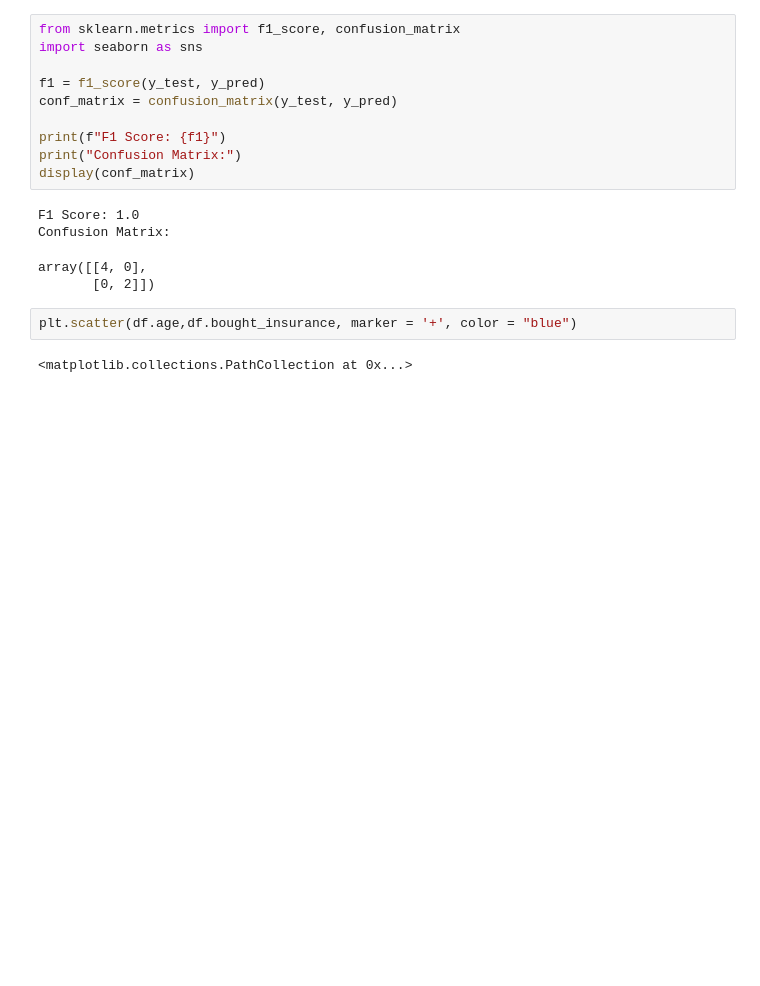
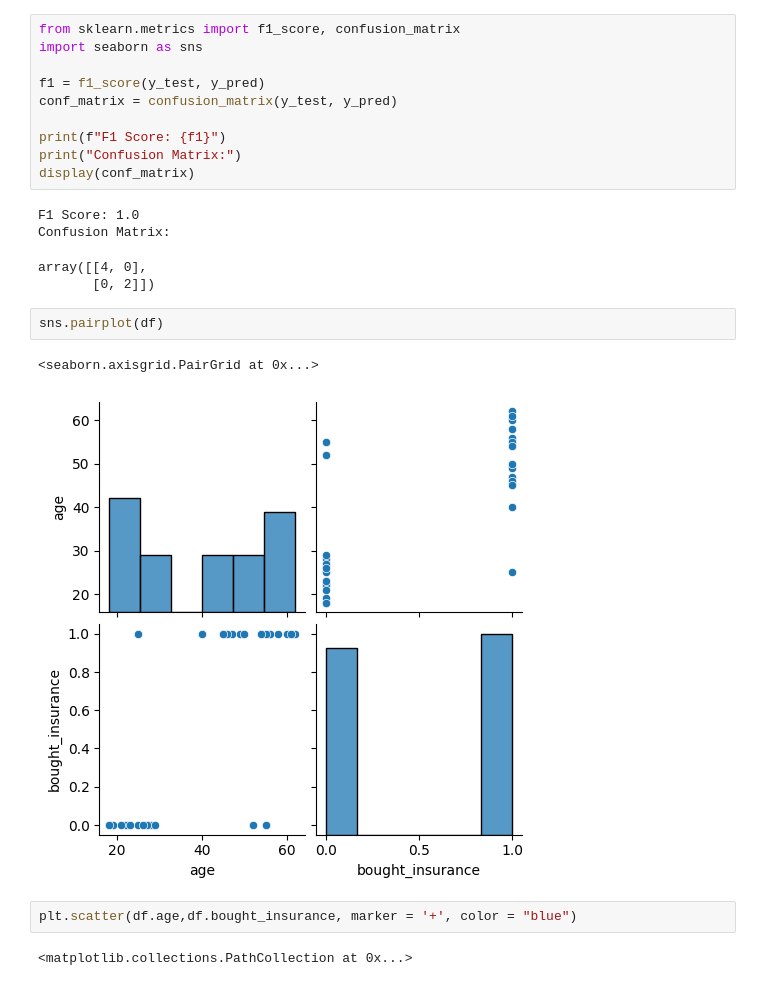
Before and after one commit to Yash-Yelave/Machine_Learning, a Jupyter notebook: ML_PR2.ipynb, the cells around one changed output. Saved outputs shown, nothing was run; the diff lists cells and outputs as text; blank space fills up the shorter version.

```diff
--- a/ML_PR2.ipynb
+++ b/ML_PR2.ipynb
@@ -51,6 +51,11 @@ F1 Score: 1.0
 Confusion Matrix:
 array([[4, 0],
        [0, 2]])
+# %%
+sns.pairplot(df)
+# %% [output]
+<seaborn.axisgrid.PairGrid at 0x...>
+[figure, added]
 # %%
 plt.scatter(df.age,df.bought_insurance, marker = '+', color = "blue")
 # %% [output]
```
